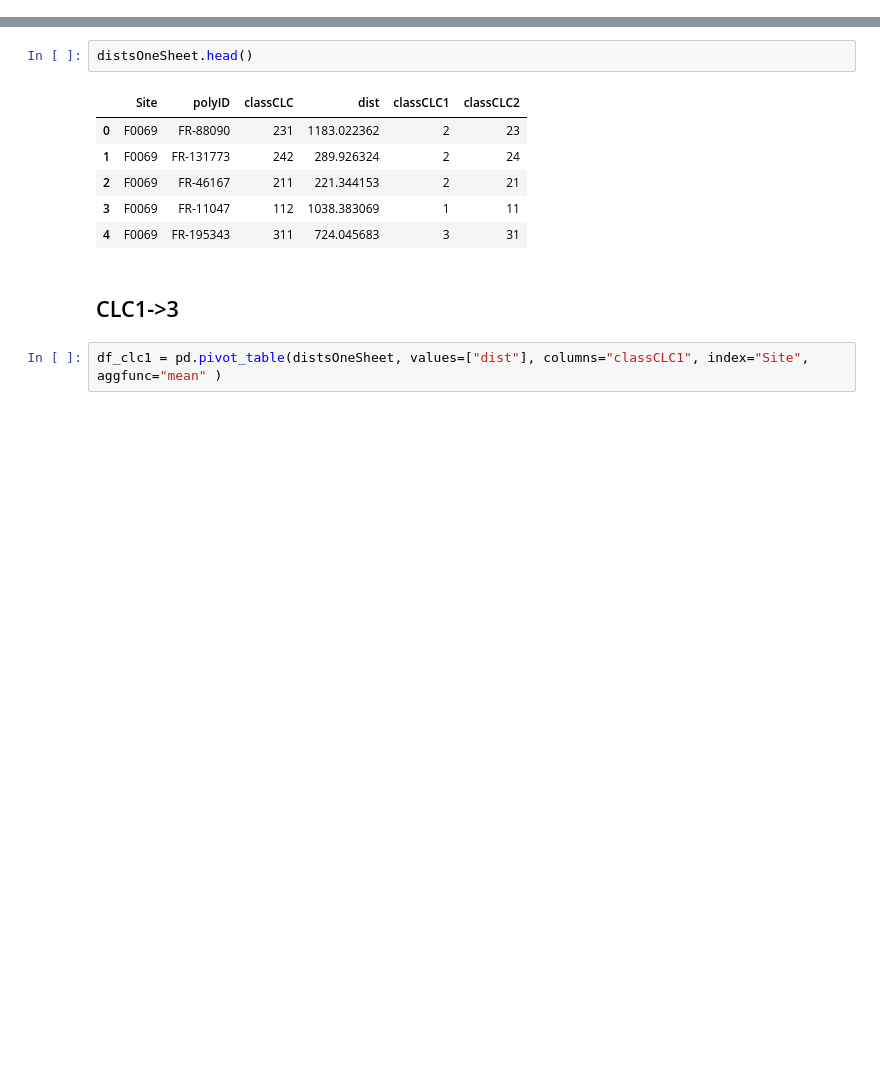
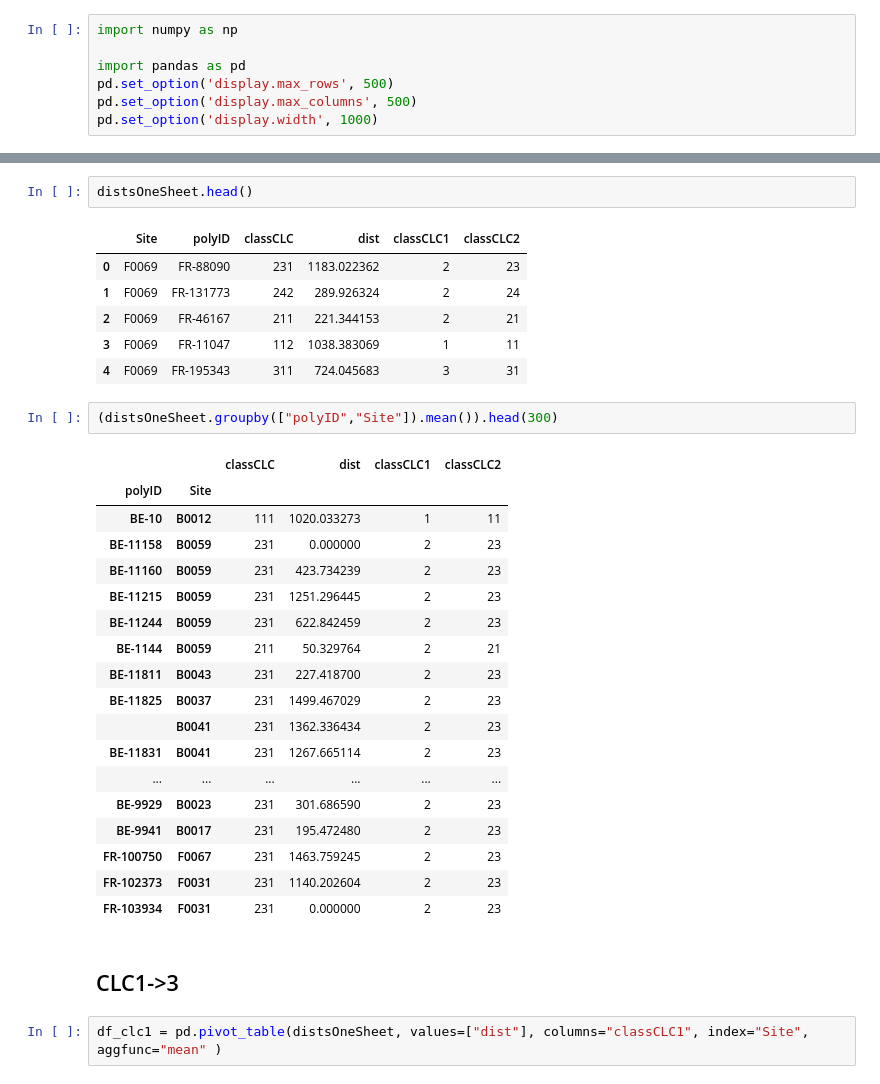
Before and after one commit to hajrashidimad/hack_be_o_impact, a Jupyter notebook: notebooks/distsOneSheet.ipynb, the cells around one changed output, grey strips where cells are left out. Drawn from its saved outputs; the diff is of its cells as text; blank space fills up the shorter version.

```diff
--- a/notebooks/distsOneSheet.ipynb
+++ b/notebooks/distsOneSheet.ipynb
@@ -4,3 +1,10 @@ import numpy as np
+# %%
+import numpy as np
+
+import pandas as pd
+pd.set_option('display.max_rows', 500)
+pd.set_option('display.max_columns', 500)
+pd.set_option('display.width', 1000)
 # %%
 distsOneSheet = pd.read_excel("../data/original/distsOneSheet.xlsx")
 # %%
@@ -28,6 +32,27 @@ distsOneSheet.head()
 | 2 | F0069 | FR-46167 | 211 | 221.344153 | 2 | 21 |
 | 3 | F0069 | FR-11047 | 112 | 1038.383069 | 1 | 11 |
 | 4 | F0069 | FR-195343 | 311 | 724.045683 | 3 | 31 |
+# %%
+(distsOneSheet.groupby(["polyID","Site"]).mean()).head(300)
+# %% [output]
+|  |  | classCLC | dist | classCLC1 | classCLC2 |
+| polyID | Site |  |  |  |  |
+| BE-10 | B0012 | 111 | 1020.033273 | 1 | 11 |
+| BE-11158 | B0059 | 231 | 0.000000 | 2 | 23 |
+| BE-11160 | B0059 | 231 | 423.734239 | 2 | 23 |
+| BE-11215 | B0059 | 231 | 1251.296445 | 2 | 23 |
+| BE-11244 | B0059 | 231 | 622.842459 | 2 | 23 |
+| BE-1144 | B0059 | 211 | 50.329764 | 2 | 21 |
+| BE-11811 | B0043 | 231 | 227.418700 | 2 | 23 |
+| BE-11825 | B0037 | 231 | 1499.467029 | 2 | 23 |
+|  | B0041 | 231 | 1362.336434 | 2 | 23 |
+| BE-11831 | B0041 | 231 | 1267.665114 | 2 | 23 |
+| ... | ... | ... | ... | ... | ... |
+| BE-9929 | B0023 | 231 | 301.686590 | 2 | 23 |
+| BE-9941 | B0017 | 231 | 195.472480 | 2 | 23 |
+| FR-100750 | F0067 | 231 | 1463.759245 | 2 | 23 |
+| FR-102373 | F0031 | 231 | 1140.202604 | 2 | 23 |
+| FR-103934 | F0031 | 231 | 0.000000 | 2 | 23 |
 # %% [markdown]
 ## CLC1->3
 # %%
```
Also changed, not shown: parts of 1 cell of this notebook, 3 other files.
